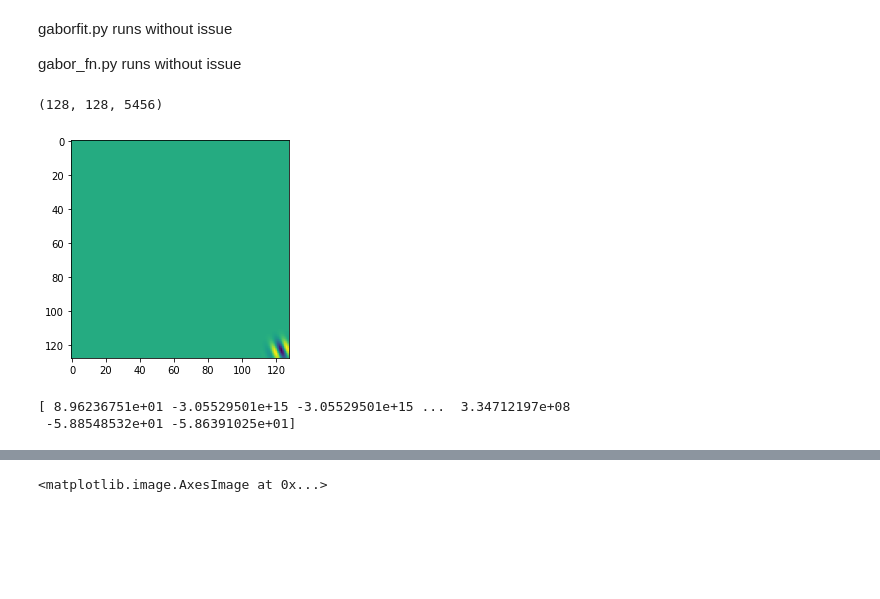
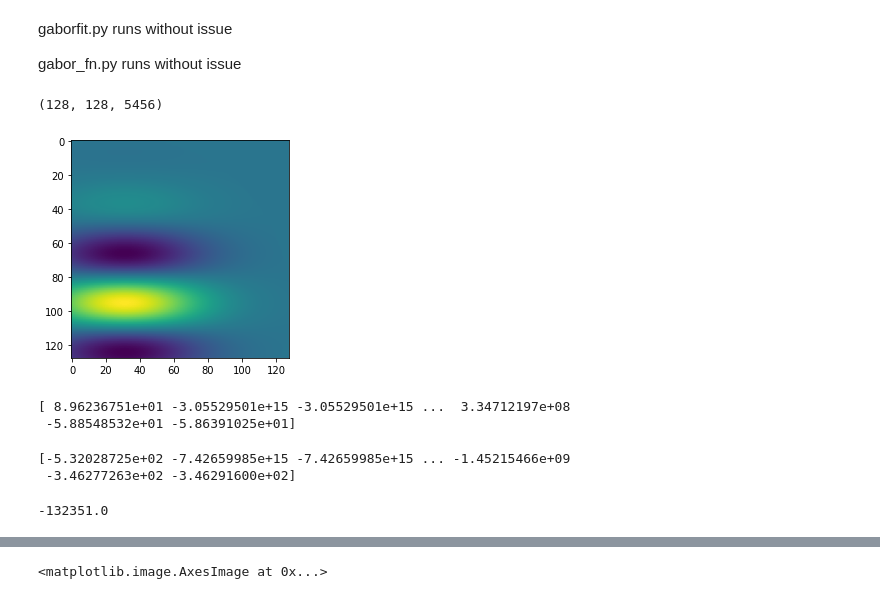
Before and after one commit to da5nsy/ReplicatingKay2008, a Jupyter notebook: My_Edits_of_load_kay_images.ipynb, the cells around one changed output, grey strips where cells are left out. Saved outputs shown, nothing was run; the diff lists cells and outputs as text; code cells hidden in the pictures; blank space fills up the shorter version.

Commit message:
still working on an issue with projecting onto the gabors

```diff
--- a/My_Edits_of_load_kay_images.ipynb
+++ b/My_Edits_of_load_kay_images.ipynb
@@ -183,10 +183,11 @@ gab = gaborfit()
 # %%
 plt.imshow(gab[:,:,0])
 plt.imshow(gab[:,:,5455])
+plt.imshow(gab[:,:,50])
 gab.shape
 # %% [output]
 (128, 128, 5456)
-[figure, old version]
+[figure, new version]
 # %%
 def gabor_fn(theta,lmbda,psi,gamma,x0=0,y0=0):
 # % produce a gabor wavelet for the given sf,angle,phase,posi
@@ -232,21 +233,47 @@ def ordinary_least_squares(X, y):
   theta_hat = np.linalg.inv(X.T @ X) @ X.T @ y
 
   return theta_hat
-
-# I want a column of 0s, followed by each gabor in column format
-X = np.ones((gab.shape[0]**2,gab.shape[2]+1))
-
-for gb in range(gab.shape[2]):
-  X[:,gb+1] = gab[:,:,gb].reshape(-1)
-
-y = dat["stimuli"][0].reshape(-1)
-
-theta_hat = ordinary_least_squares(X, y)
-
-print(theta_hat)
-# %% [output]
-[ 8.96236751e+01 -3.05529501e+15 -3.05529501e+15 ...  3.34712197e+08
- -5.88548532e+01 -5.86391025e+01]
+# %%
+# I want a column of 0s, followed by each gabor in column format
+X = np.ones((gab.shape[0]**2,gab.shape[2]+1))
+
+for gb in range(gab.shape[2]):
+  X[:,gb+1] = gab[:,:,gb].reshape(-1)
+
+y = dat["stimuli"][0].reshape(-1)
+
+theta_hat = ordinary_least_squares(X, y)
+
+print(theta_hat)
+
+# note that theta_hat[1] roughly equals theta_hat[2]. This should progress as the two phases pretty much cancel eachother out.
+# It is unclear to me why there would be a matching pair of [-3,-3] rather than just [0,0].
+# %% [output]
+[ 8.96236751e+01 -3.05529501e+15 -3.05529501e+15 ...  3.34712197e+08
+ -5.88548532e+01 -5.86391025e+01]
+# %%
+# Testing the fitting with a gabor rather than an image
+# I would expect the results of this to just show weight for the specifc gabor (and maybe its mirror). (...nope?)
+X = np.ones((gab.shape[0]**2,gab.shape[2]+1))
+
+for gb in range(gab.shape[2]):
+  X[:,gb+1] = gab[:,:,gb].reshape(-1)
+
+#y2 = gab[:,:,50].reshape(-1)
+y2 = np.ones_like(gab[:,:,gb].reshape(-1))
+
+#theta_hat = ordinary_least_squares(X, y2)
+
+theta_hat = np.linalg.inv(X.T @ X) @ X.T @ y2
+
+print(theta_hat)
+# %% [output]
+[-5.32028725e+02 -7.42659985e+15 -7.42659985e+15 ... -1.45215466e+09
+ -3.46277263e+02 -3.46291600e+02]
+# %%
+theta_hat[1] - theta_hat[2]
+# %% [output]
+-132351.0
 # %%
 plt.plot(theta_hat)
 # %% [output]
```
Also changed, not shown: parts of 5 cells of this notebook.
